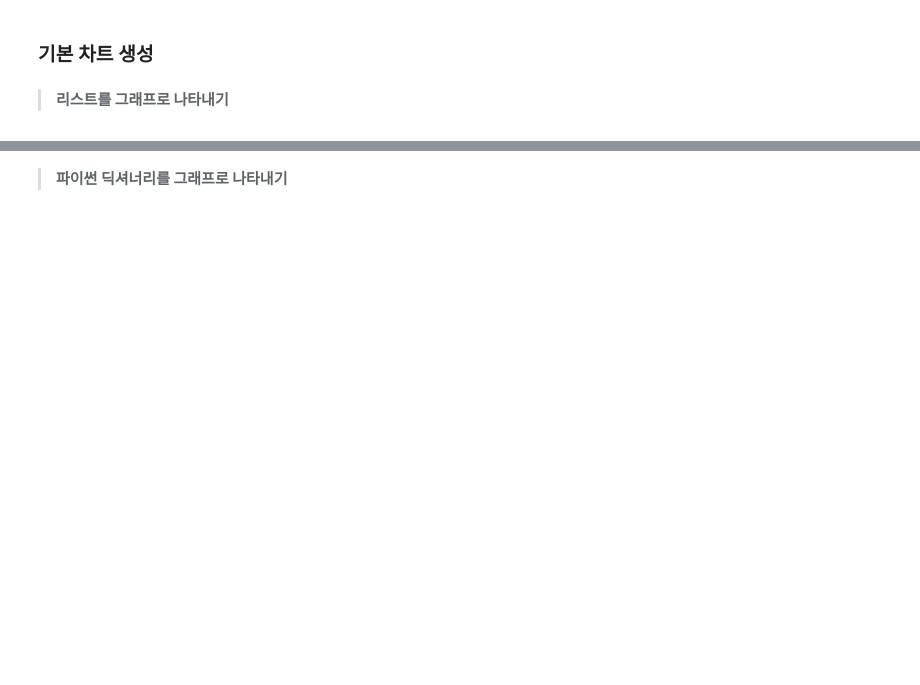
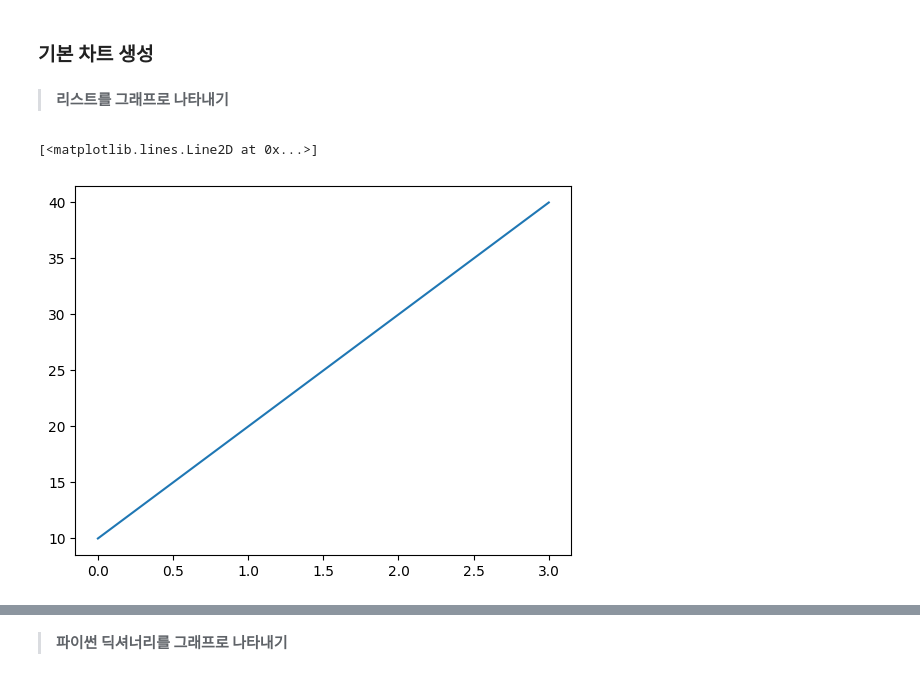
Before and after one commit to skingsol/pythonsource, a Jupyter notebook: matplotlib/01. 그래프 기본.ipynb, the cells around one changed output, grey strips where cells are left out. Saved outputs shown, nothing was run; the diff lists cells and outputs as text; code cells hidden in the pictures; blank space fills up the shorter version.

```diff
--- a/matplotlib/01. 그래프 기본.ipynb
+++ b/matplotlib/01. 그래프 기본.ipynb
@@ -11,3 +11,9 @@ import matplotlib.pyplot as plt
 ### 기본 차트 생성
 # %% [markdown]
 ><b>리스트를 그래프로 나타내기</b>
+# %%
+list1 = (10,20,30,40)
+plt.plot(list1)
+# %% [output]
+[<matplotlib.lines.Line2D at 0x...>]
+[figure, added]
```
Also changed, not shown: parts of 11 cells of this notebook, 8 other files.
